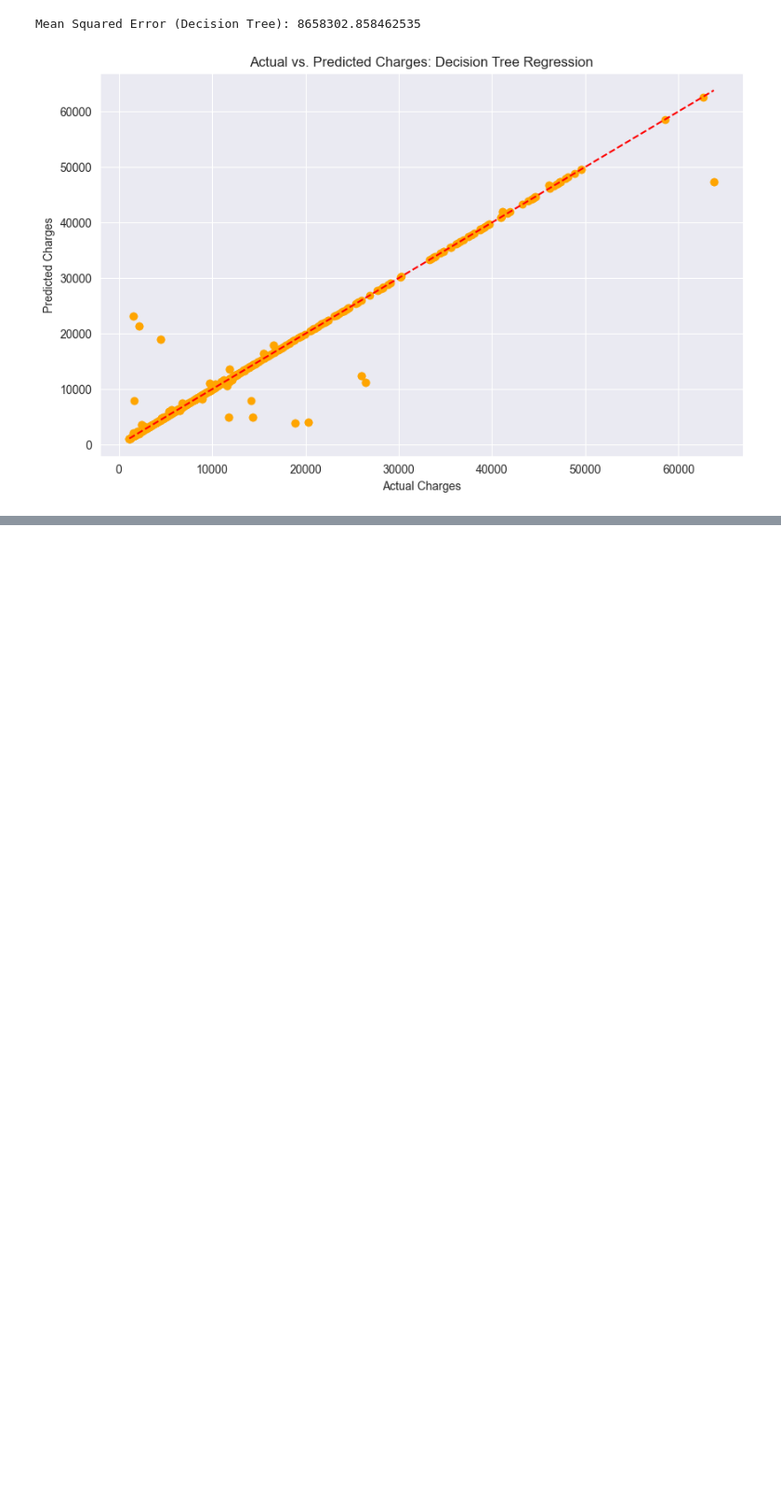
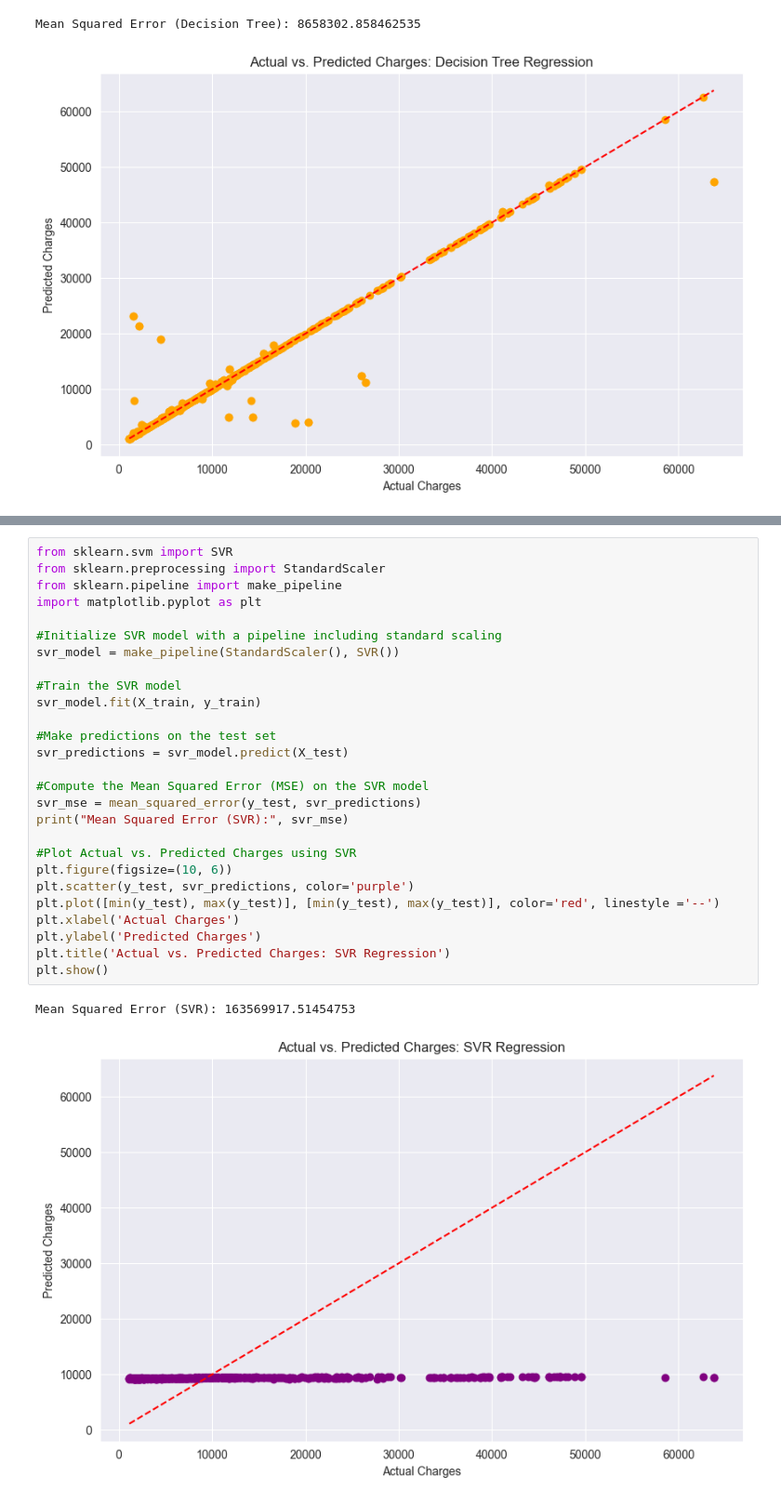
Before and after one commit to Kuz18/ML-Healthcare-Charges-Prediction, a Jupyter notebook: healthcare analytics.ipynb, the cells around one changed output, grey strips where cells are left out. Shown at 93% size. Drawn from its saved outputs; the diff is of its cells as text; blank space fills up the shorter version.

```diff
--- a/healthcare analytics.ipynb
+++ b/healthcare analytics.ipynb
@@ -231,0 +252,30 @@ Mean Squared Error (Decision Tree): 8658302.858462535
+# %%
+from sklearn.svm import SVR
+from sklearn.preprocessing import StandardScaler
+from sklearn.pipeline import make_pipeline
+import matplotlib.pyplot as plt
+
+#Initialize SVR model with a pipeline including standard scaling
+svr_model = make_pipeline(StandardScaler(), SVR())
+
+#Train the SVR model
+svr_model.fit(X_train, y_train)
+
+#Make predictions on the test set
+svr_predictions = svr_model.predict(X_test)
+
+#Compute the Mean Squared Error (MSE) on the SVR model
+svr_mse = mean_squared_error(y_test, svr_predictions)
+print("Mean Squared Error (SVR):", svr_mse)
+
+#Plot Actual vs. Predicted Charges using SVR
+plt.figure(figsize=(10, 6))
+plt.scatter(y_test, svr_predictions, color='purple')
+plt.plot([min(y_test), max(y_test)], [min(y_test), max(y_test)], color='red', linestyle ='--')
+plt.xlabel('Actual Charges')
+plt.ylabel('Predicted Charges')
+plt.title('Actual vs. Predicted Charges: SVR Regression')
+plt.show()
+# %% [output]
+Mean Squared Error (SVR): 163569917.51454753
+[figure, added]
```
Also changed, not shown: parts of 9 cells of this notebook.
